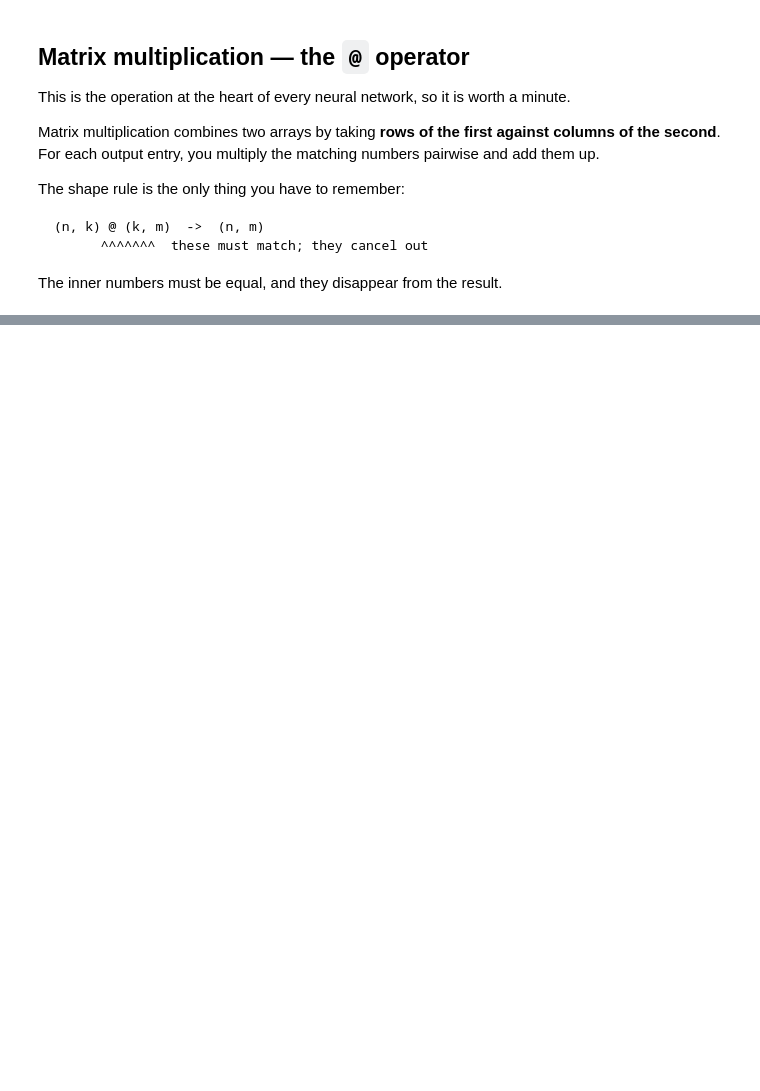
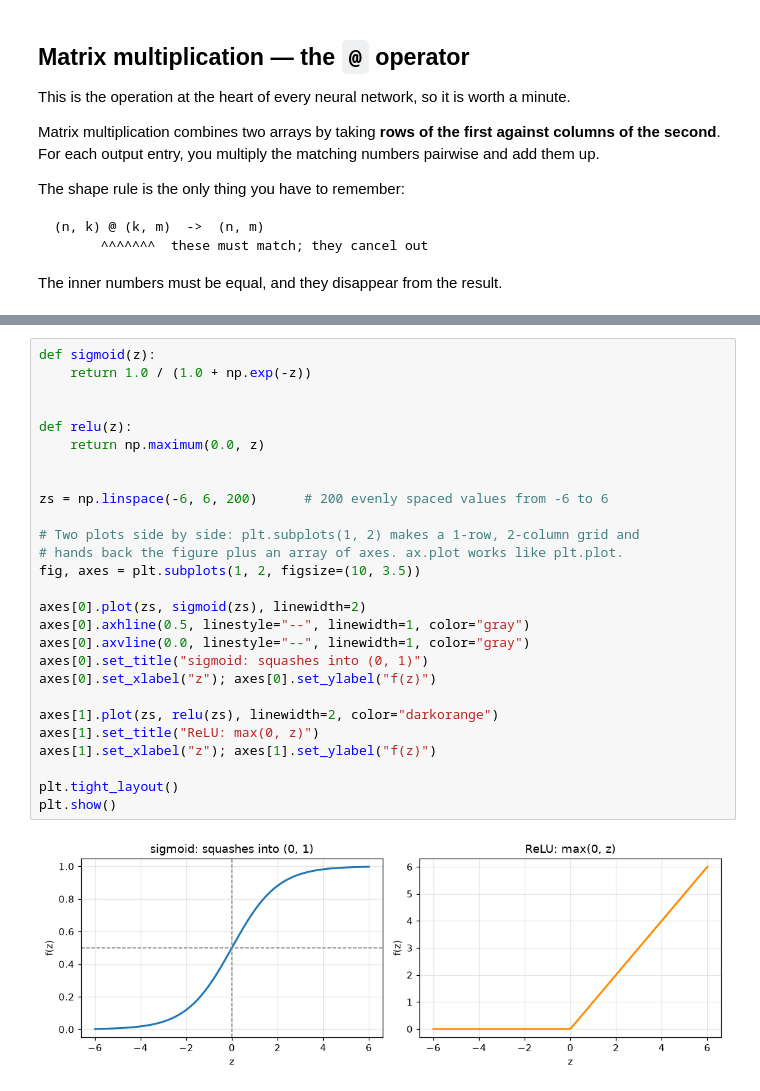
Before and after one commit to riff-raff-17/TTA-Class-Files, a Jupyter notebook: 2026 Term 4/L5309T2 - Tues/pt1_pytorch.ipynb, the cells around one changed output, grey strips where cells are left out. Saved outputs shown, nothing was run; the diff lists cells and outputs as text; blank space fills up the shorter version.

```diff
--- a/2026 Term 4/L5309T2 - Tues/pt1_pytorch.ipynb
+++ b/2026 Term 4/L5309T2 - Tues/pt1_pytorch.ipynb
@@ -139,0 +271,29 @@ print("as a column:", (Z + np.array([1.0, 2.0, 3.0, 4.0, 5.0]).reshape(-1, 1)).s
+# %%
+def sigmoid(z):
+    return 1.0 / (1.0 + np.exp(-z))
+
+
+def relu(z):
+    return np.maximum(0.0, z)
+
+
+zs = np.linspace(-6, 6, 200)      # 200 evenly spaced values from -6 to 6
+
+# Two plots side by side: plt.subplots(1, 2) makes a 1-row, 2-column grid and
+# hands back the figure plus an array of axes. ax.plot works like plt.plot.
+fig, axes = plt.subplots(1, 2, figsize=(10, 3.5))
+
+axes[0].plot(zs, sigmoid(zs), linewidth=2)
+axes[0].axhline(0.5, linestyle="--", linewidth=1, color="gray")
+axes[0].axvline(0.0, linestyle="--", linewidth=1, color="gray")
+axes[0].set_title("sigmoid: squashes into (0, 1)")
+axes[0].set_xlabel("z"); axes[0].set_ylabel("f(z)")
+
+axes[1].plot(zs, relu(zs), linewidth=2, color="darkorange")
+axes[1].set_title("ReLU: max(0, z)")
+axes[1].set_xlabel("z"); axes[1].set_ylabel("f(z)")
+
+plt.tight_layout()
+plt.show()
+# %% [output]
+[figure, added]
```
Also changed, not shown: parts of 17 cells of this notebook, 6 other files.
